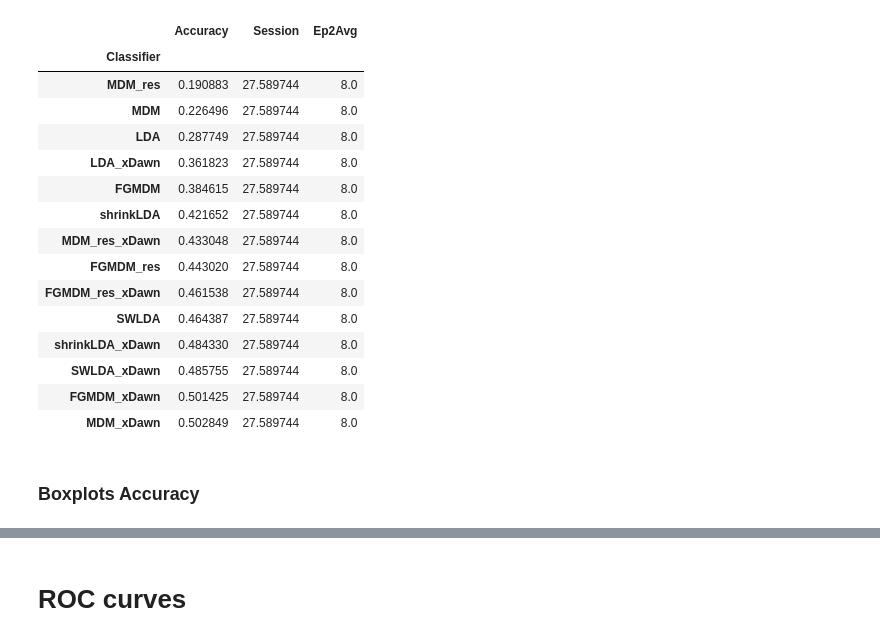
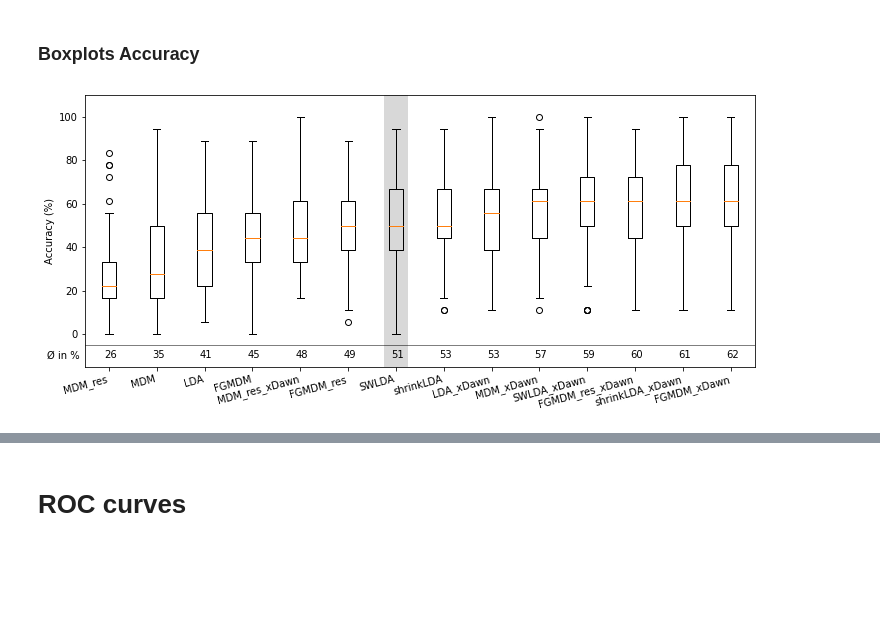
Before and after one commit to iamraP/P300ClassifierComparison, a Jupyter notebook: DataVisualization.ipynb, the cells around one changed output, grey strips where cells are left out. Saved outputs shown, nothing was run; the diff lists cells and outputs as text; code cells hidden in the pictures; blank space fills up the shorter version.

```diff
--- a/DataVisualization.ipynb
+++ b/DataVisualization.ipynb
@@ -213,21 +240,2 @@ single3.groupby("Classifier").mean().sort_values("Accuracy")
-# %%
-single1.groupby("Classifier").mean().sort_values("Accuracy")
-# %% [output]
-|  | Accuracy | Session | Ep2Avg |
-| Classifier |  |  |  |
-| MDM_res | 0.190883 | 27.589744 | 8.0 |
-| MDM | 0.226496 | 27.589744 | 8.0 |
-| LDA | 0.287749 | 27.589744 | 8.0 |
-| LDA_xDawn | 0.361823 | 27.589744 | 8.0 |
-| FGMDM | 0.384615 | 27.589744 | 8.0 |
-| shrinkLDA | 0.421652 | 27.589744 | 8.0 |
-| MDM_res_xDawn | 0.433048 | 27.589744 | 8.0 |
-| FGMDM_res | 0.443020 | 27.589744 | 8.0 |
-| FGMDM_res_xDawn | 0.461538 | 27.589744 | 8.0 |
-| SWLDA | 0.464387 | 27.589744 | 8.0 |
-| shrinkLDA_xDawn | 0.484330 | 27.589744 | 8.0 |
-| SWLDA_xDawn | 0.485755 | 27.589744 | 8.0 |
-| FGMDM_xDawn | 0.501425 | 27.589744 | 8.0 |
-| MDM_xDawn | 0.502849 | 27.589744 | 8.0 |
 # %% [markdown]
 ### Boxplots Accuracy
@@ -255,3 +242,7 @@ def boxplot_accuracy(data,name:str,fname:str): #fnme = formatted name
+# %%
+boxplot_accuracy(eight_epochs,r"All_conditions",r"all_conditions")
+# %% [output]
+[figure, added]
 # %%
 boxplot_accuracy(sess3,r"Sessionwise Calibration - 3 Runs",r"$\bf{Sessionwise}$ Calibration - $\bf{3}$ Runs")
 # %% [output]
```
Also changed, not shown: parts of 46 cells of this notebook, 13 other files.
